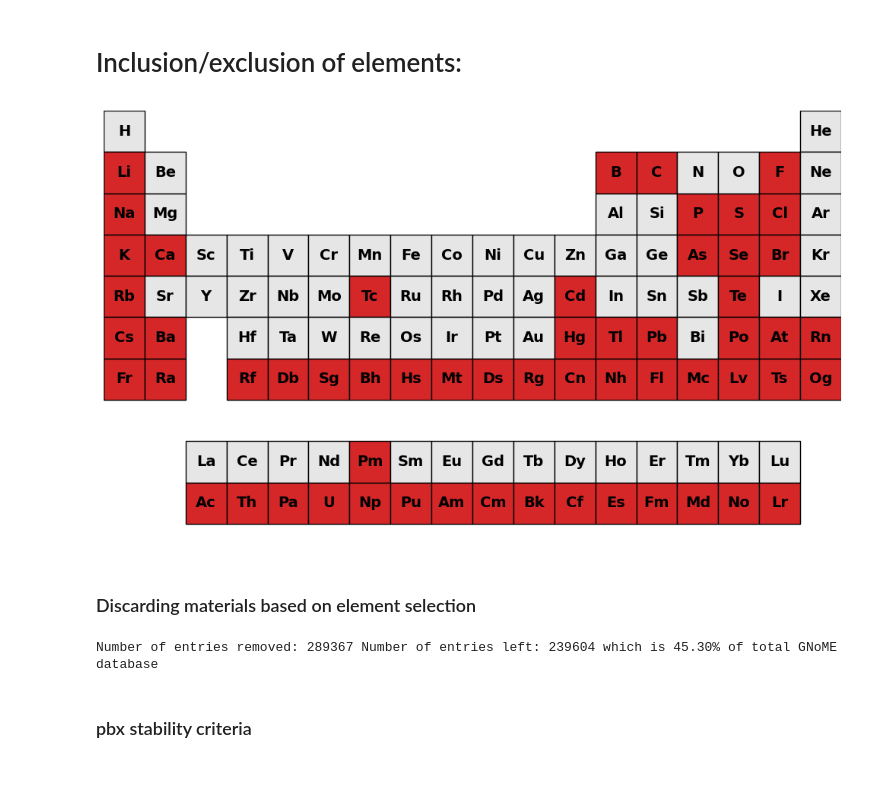
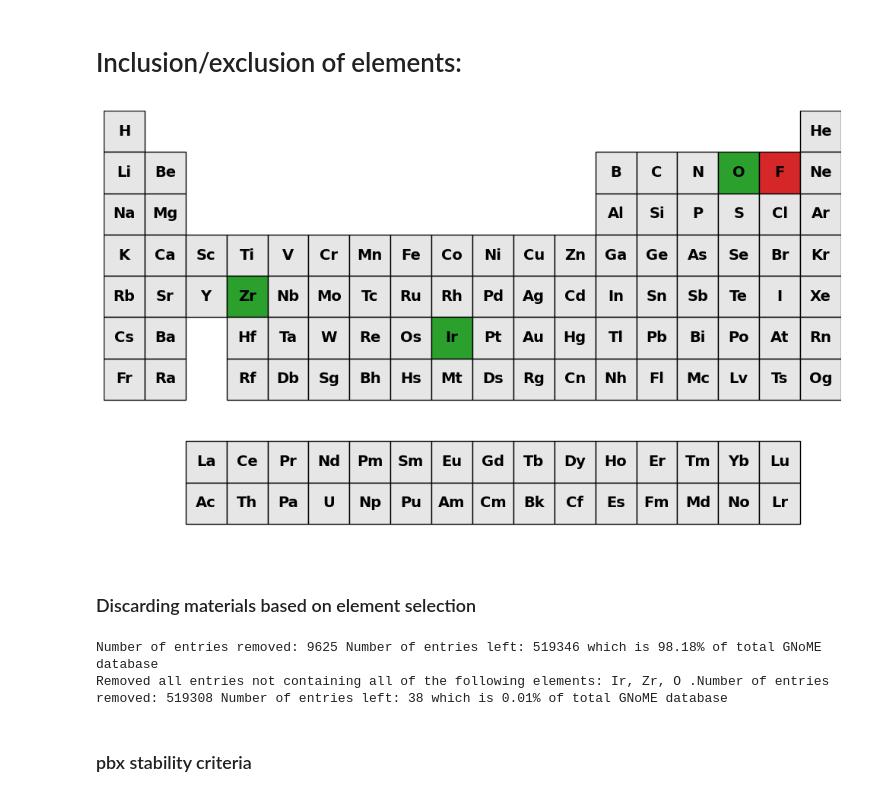
Before and after one commit to Matminator/AQ-GNoME, a Jupyter notebook: notebooks/data_analysis_v2.ipynb, the cells around one changed output. Drawn from its saved outputs; the diff is of its cells as text; code cells hidden in the pictures.

Commit message:
Worked-example notebook: must-include filter, structure viewer, CIF export
Co-Authored-By: Claude Fable 5.1 <noreply@anthropic.com>

```diff
--- a/notebooks/data_analysis_v2.ipynb
+++ b/notebooks/data_analysis_v2.ipynb
@@ -42,45 +42,46 @@ radioactive_elements = ['Tc',  'Ra', 'Rf', 'Db', 'Sg', 'Bh', 'Hs',
                         'No', 'Lr', 'Po', 'At', 'Rn'
                         ]
 
 reactive_with_water_elements = ['Li', 'Na', 'K', 'Rb', 'Cs', 'Fr', 'Ca', 'Ba']
 
 toxic_elements = ['Tl', 'Pb', 'As', 'Cd', 'Hg']
 
 too_rare_elements = ['Be', 'Y', 'Nb', 'Rh', 'Pd', 'Te', 'Sb', 'Lu', 'Re',
                     'Os', 'Pt', 'Hg', 'Bi', 'La', 'Ce', 'Pr', 'Nd', 'Pm',
                     'Sm', 'Eu', 'Gd', 'Tb', 'Dy', 'Ho', 'Er', 'Tm', 'Yb',
                     'Ru', 'Ir']
 
 
 CMR = [
     'Be', 'B', 'Si', 'Sc', 'Ti', 'V', 'Co', 'Ga', 'Ge', 'Cr', 'Y', 'Nb',
     'Ru', 'Rh', 'Pd', 'Sb', 'Lu', 'Hf', 'Ta', 'W', 'Os', 'Ir', 'Pt', 'Bi',
     'La', 'Ce', 'Pr', 'Nd', 'Pm', 'Sm', 'Eu', 'Gd',
     'Tb', 'Dy', 'Ho', 'Er', 'Tm', 'Yb'
 ]
 
 platinum_group = ['Ru', 'Rh', 'Pd', 'Os', 'Ir', 'Pt']
 
 
-elements_to_exclude = radioactive_elements + toxic_elements + reactive_with_water_elements + ['Br', 'C', 'F', 'Se', 'Te', 'B', 'P', 'S', 'Cl'] # + ['S', 'C', 'Cl', 'P', 'B', 'Bi']
+elements_to_exclude = ['F'] # radioactive_elements + toxic_elements + reactive_with_water_elements + ['Br', 'C', 'F', 'Se', 'Te', 'B', 'P', 'S', 'Cl'] # + ['S', 'C', 'Cl', 'P', 'B', 'Bi']
  # + higly_concentrated_elements  # elements to discart
-elements_whic_must_be_included = []
+elements_whic_must_be_included = ['Ir', 'Zr', 'O']
 
 plot_periodic_table_with_values(
     get_col_dict_for_atoms(elements_to_discard=elements_to_exclude,
                            elements_to_include=elements_whic_must_be_included)
 )
 # %% [output]
-[figure, old version]
+[figure, new version]
 # %% [markdown]
 ### Discarding materials based on element selection
 # %%
 dh.restore_df()
 dh.remove_entries_with_elements(elements_to_exclude)
-# dh.remove_entries_without_elements(elements_whic_must_be_included, False)
+dh.remove_entries_without_elements(elements_whic_must_be_included, True)
 # dh.remove_entries_without_elements(['Li', 'Na', 'K'], False)
 # %% [output]
-Number of entries removed: 289367 Number of entries left: 239604 which is 45.30% of total GNoME database
+Number of entries removed: 9625 Number of entries left: 519346 which is 98.18% of total GNoME database
+Removed all entries not containing all of the following elements: Ir, Zr, O .Number of entries removed: 519308 Number of entries left: 38 which is 0.01% of total GNoME database
 # %% [markdown]
 ### pbx stability criteria
 # %%
```
Also changed, not shown: parts of 5 cells of this notebook.
